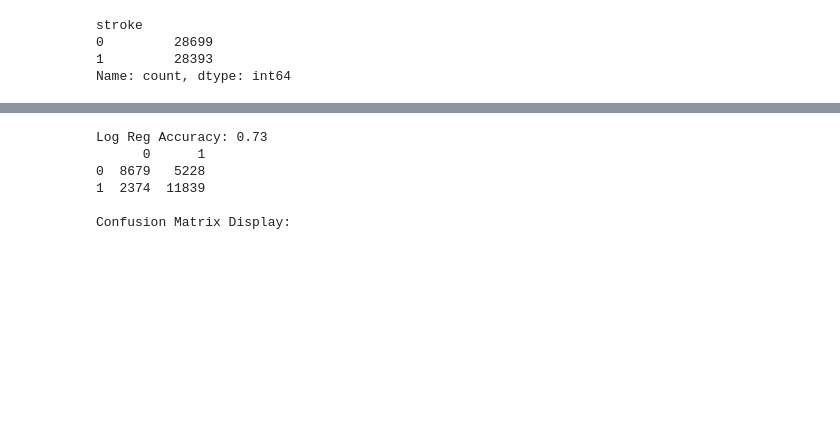
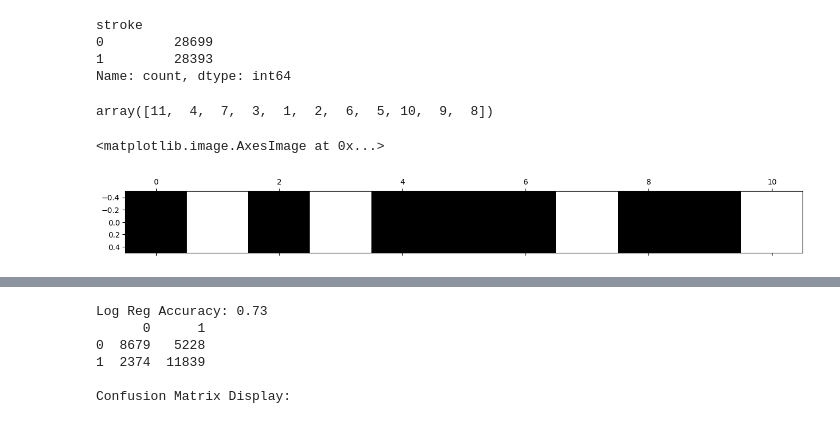
Before and after one commit to DavEspo/Stroke-Prediction, a Jupyter notebook: Phase2.ipynb, the cells around one changed output, grey strips where cells are left out. Drawn from its saved outputs; the diff is of its cells as text; code cells hidden in the pictures; blank space fills up the shorter version.

```diff
--- a/Phase2.ipynb
+++ b/Phase2.ipynb
@@ -794,0 +781,23 @@ Name: count, dtype: int64
+# %%
+from sklearn.linear_model import LinearRegression
+from sklearn.feature_selection import RFE
+# import matplotlib.pyplot as plt
+
+rfe=RFE(LinearRegression(), n_features_to_select=1)
+rfe.fit(X_train, Y_train)
+rfe.ranking_
+# rfe.n_features_
+# %% [output]
+array([11,  4,  7,  3,  1,  2,  6,  5, 10,  9,  8])
+# %%
+from sklearn.feature_selection import RFE
+from sklearn.ensemble import RandomForestClassifier
+
+select = RFE(RandomForestClassifier(random_state=0), n_features_to_select=7)
+select.fit(X_train, Y_train)
+
+mask = select.get_support()
+plt.matshow(mask.reshape(1, -1), cmap='gray_r')
+# %% [output]
+<matplotlib.image.AxesImage at 0x...>
+[figure, added]
```
Also changed, not shown: parts of 11 cells of this notebook.
